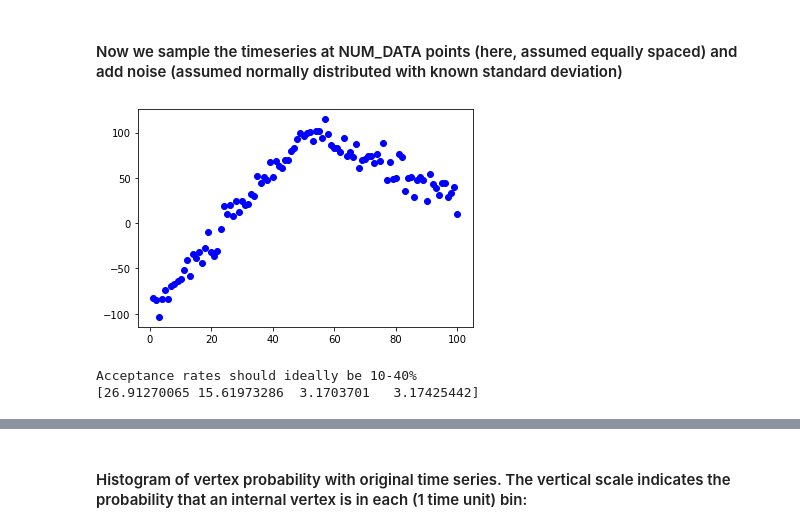
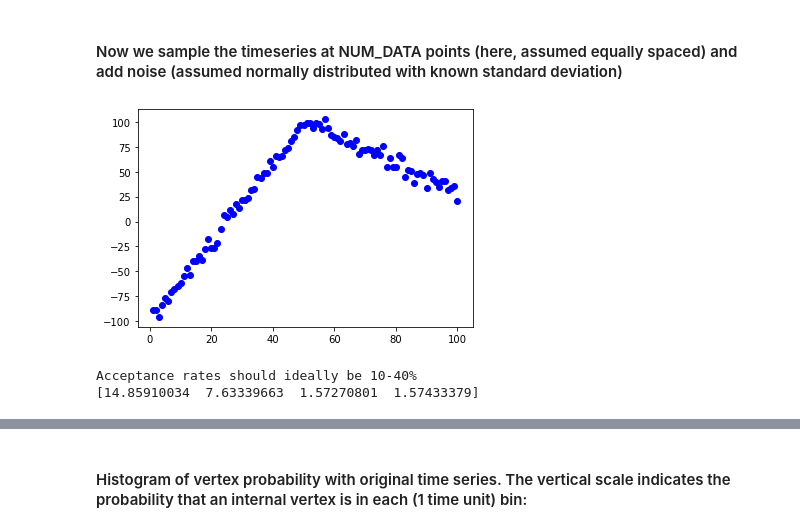
Before and after one commit to plivermore/jerk_finder, a Jupyter notebook: test_jerk_finder.ipynb, the cells around one changed output, grey strips where cells are left out. Saved outputs shown, nothing was run; the diff lists cells and outputs as text; code cells hidden in the pictures.

```diff
--- a/test_jerk_finder.ipynb
+++ b/test_jerk_finder.ipynb
@@ -15,13 +15,13 @@ plt.plot([0,50.5,100],[-100,150,30],'k');
 # %%
 plt.figure()
 np.random.seed(seed = 10)
 NUM_DATA = 100
 TIMES = np.linspace(1,100,NUM_DATA,dtype=float)
-delta_Y = 10 * np.ones(NUM_DATA)
+delta_Y = 5 * np.ones(NUM_DATA)
 Y = np.interp(TIMES,[0,50.5,100],[-100,100,30]) + np.random.normal(loc=0,scale=delta_Y)
 plt.plot(TIMES, Y,'ob');
 # %% [output]
-[figure, old version]
+[figure, new version]
 # %%
 from jerks import jerks
 import numpy as np
@@ -32,7 +32,7 @@ Y_MIN = -200
 Y_MAX = 200
 discretise_size = 100
 
-TIMES_MIN = 1.0
+TIMES_MIN = 0.0
 TIMES_MAX = 100.0
 K_MIN = 0
 K_MAX = 100
@@ -73,7 +73,7 @@ print('Acceptance rates should ideally be 10-40%')
 print(Acceptance_rates)
 # %% [output]
 Acceptance rates should ideally be 10-40%
-[26.91270065 15.61973286  3.1703701   3.17425442]
+[14.85910034  7.63339663  1.57270801  1.57433379]
 # %%
 plt.figure()
 plt.plot(TIMES,Y,'bo', label='data')
```
Also changed, not shown: parts of 4 cells of this notebook, 4 other files.
